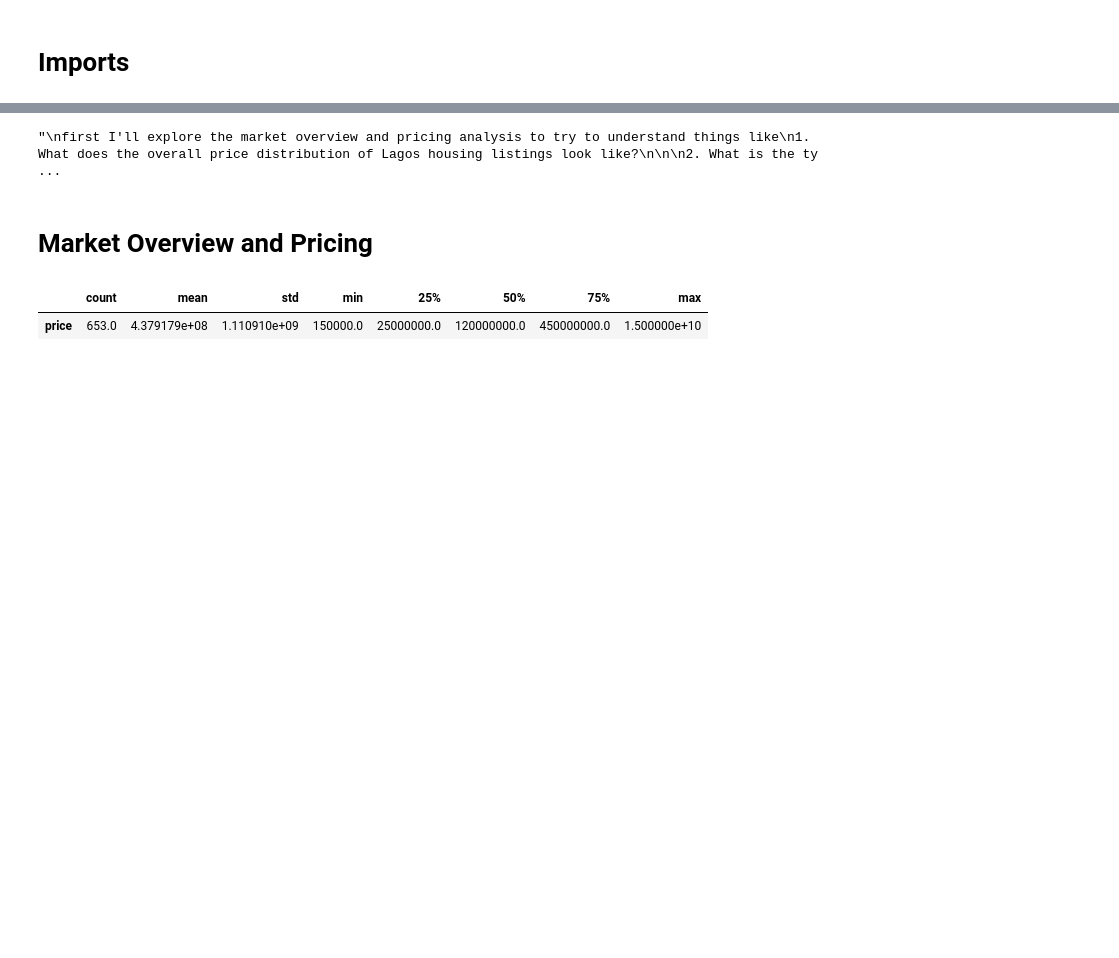
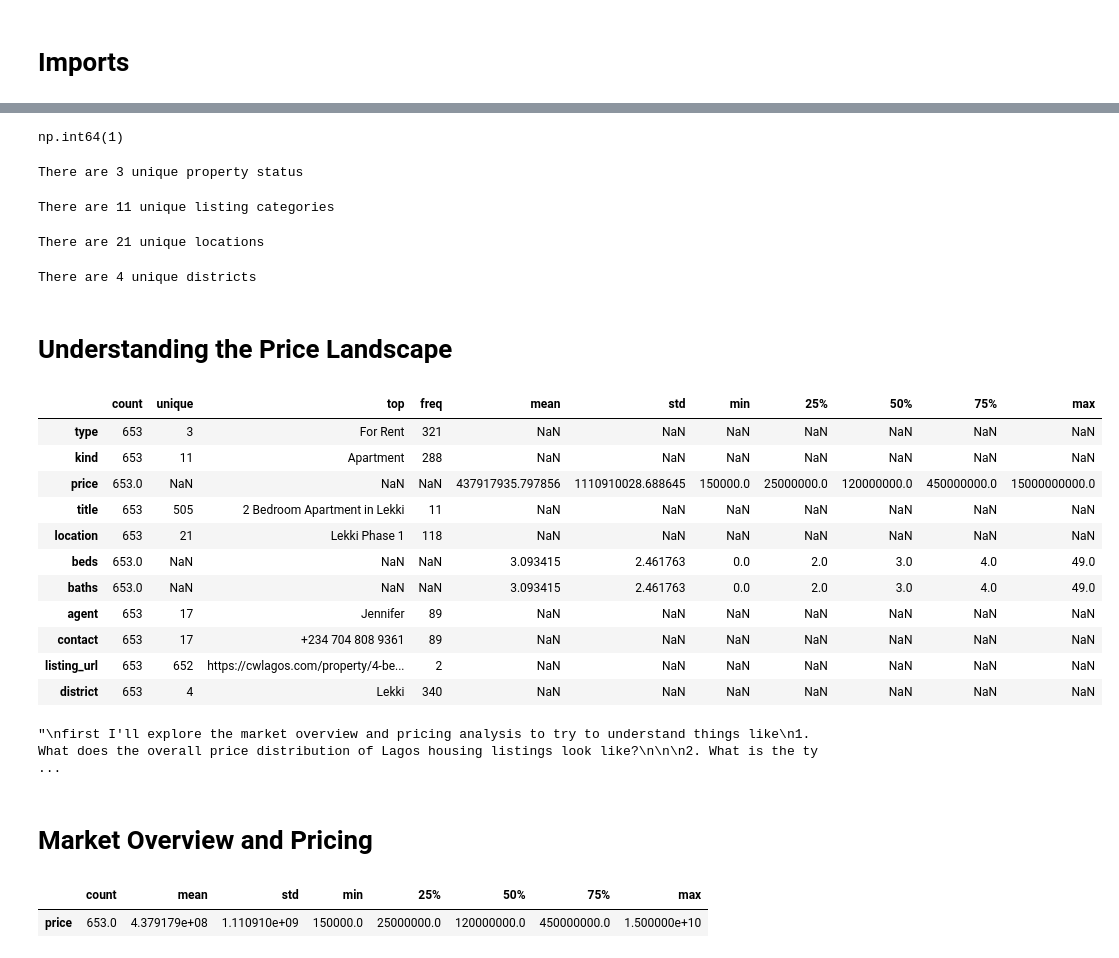
Before and after one commit to adamlaw669/Lagos-Real-Estate-Market-Analysis, a Jupyter notebook: notebooks/exploratory_data_analysis.ipynb, the cells around one changed output, grey strips where cells are left out. Saved outputs shown, nothing was run; the diff lists cells and outputs as text; code cells hidden in the pictures; blank space fills up the shorter version.

```diff
--- a/notebooks/exploratory_data_analysis.ipynb
+++ b/notebooks/exploratory_data_analysis.ipynb
@@ -27,3 +69,46 @@ df.columns.to_frame().T
+# %%
+#are there any duplicates? We know the unique id is the listing_url
+df.duplicated(subset=['listing_url']).sum()
+# %% [output]
+np.int64(1)
+# %%
+#What are the unique property status
+print(f"There are {df['status'].nunique()} unique property status")
+# %% [output]
+There are 3 unique property status
+# %%
+#How many unique listing categories are there?
+print(f"There are {df['kind'].nunique()} unique listing categories")
+# %% [output]
+There are 11 unique listing categories
+# %%
+#how many locations do we have?
+print(f"There are {df['location'].nunique()} unique locations")
+# %% [output]
+There are 21 unique locations
+# %%
+#how many unique districs do we have?
+print(f"There are {df['district'].nunique()} unique districts")
+# %% [output]
+There are 4 unique districts
+# %% [markdown]
+# Understanding the Price Landscape
+# %%
+# preview to understand the data types and structure:
+df.describe(include='all').T
+# %% [output]
+|  | count | unique | top | freq | mean | std | min | 25% | 50% | 75% | max |
+| type | 653 | 3 | For Rent | 321 | NaN | NaN | NaN | NaN | NaN | NaN | NaN |
+| kind | 653 | 11 | Apartment | 288 | NaN | NaN | NaN | NaN | NaN | NaN | NaN |
+| price | 653.0 | NaN | NaN | NaN | 437917935.797856 | 1110910028.688645 | 150000.0 | 25000000.0 | 120000000.0 | 450000000.0 | 15000000000.0 |
+| title | 653 | 505 | 2 Bedroom Apartment in Lekki | 11 | NaN | NaN | NaN | NaN | NaN | NaN | NaN |
+| location | 653 | 21 | Lekki Phase 1 | 118 | NaN | NaN | NaN | NaN | NaN | NaN | NaN |
+| beds | 653.0 | NaN | NaN | NaN | 3.093415 | 2.461763 | 0.0 | 2.0 | 3.0 | 4.0 | 49.0 |
+| baths | 653.0 | NaN | NaN | NaN | 3.093415 | 2.461763 | 0.0 | 2.0 | 3.0 | 4.0 | 49.0 |
+| agent | 653 | 17 | Jennifer | 89 | NaN | NaN | NaN | NaN | NaN | NaN | NaN |
+| contact | 653 | 17 | +234 704 808 9361 | 89 | NaN | NaN | NaN | NaN | NaN | NaN | NaN |
+| listing_url | 653 | 652 | https://cwlagos.com/property/4-be... | 2 | NaN | NaN | NaN | NaN | NaN | NaN | NaN |
+| district | 653 | 4 | Lekki | 340 | NaN | NaN | NaN | NaN | NaN | NaN | NaN |
 # %%
 # from the features we have we can , we can start to think throught he insighth we can find from this cleaned data
 """
```
Also changed, not shown: parts of 14 cells of this notebook, 1 other file.
